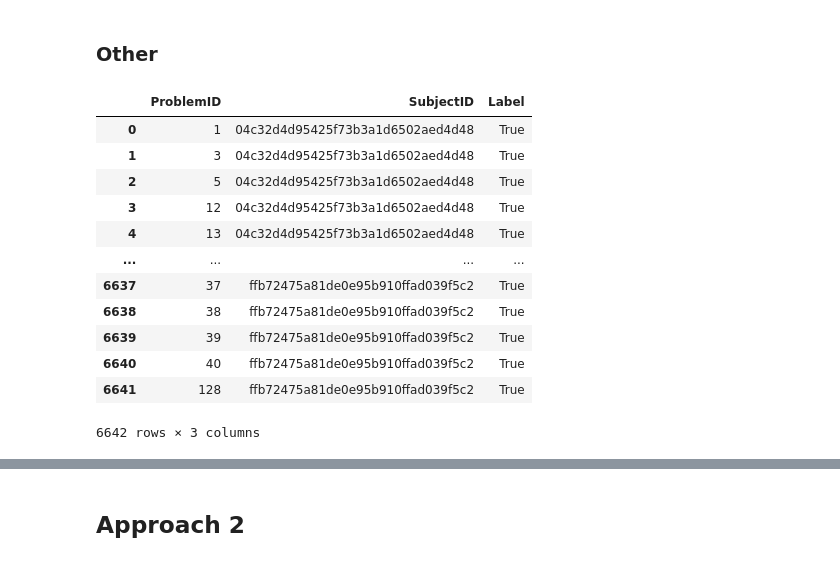
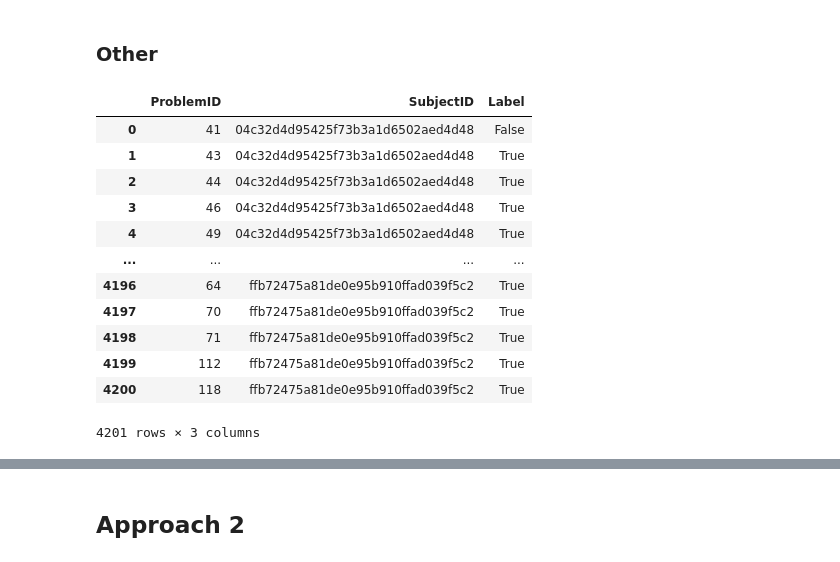
Before and after one commit to Vkothari28/Artificial-Intelligence-Group-Project, a Jupyter notebook: project.ipynb, the cells around one changed output, grey strips where cells are left out. Saved outputs shown, nothing was run; the diff lists cells and outputs as text; code cells hidden in the pictures.

```diff
--- a/project.ipynb
+++ b/project.ipynb
@@ -423,26 +423,22 @@ ax = sns.heatmap(data_hm.to_numpy(float), cbar=True, xticklabels=False, yticklab
 # %% [markdown]
 ### Other
-# %%
-late_train = pd.read_csv(os.path.join(TRAIN_PATH, 'early.csv'))
-late_train[['ProblemID', 'SubjectID', 'Label']]
-
-# predicted_f19 = pd.read_csv('PredictedF19RandomForrest.csv')
-# # len(predicted_f19['SubjectID'].unique())
-# predicted_f19[['ProblemID', 'SubjectID', 'Label']]
-# %% [output]
-|  | ProblemID | SubjectID | Label |
-| 0 | 1 | 04c32d4d95425f73b3a1d6502aed4d48 | True |
-| 1 | 3 | 04c32d4d95425f73b3a1d6502aed4d48 | True |
-| 2 | 5 | 04c32d4d95425f73b3a1d6502aed4d48 | True |
-| 3 | 12 | 04c32d4d95425f73b3a1d6502aed4d48 | True |
-| 4 | 13 | 04c32d4d95425f73b3a1d6502aed4d48 | True |
-| ... | ... | ... | ... |
-| 6637 | 37 | ffb72475a81de0e95b910ffad039f5c2 | True |
-| 6638 | 38 | ffb72475a81de0e95b910ffad039f5c2 | True |
-| 6639 | 39 | ffb72475a81de0e95b910ffad039f5c2 | True |
-| 6640 | 40 | ffb72475a81de0e95b910ffad039f5c2 | True |
-| 6641 | 128 | ffb72475a81de0e95b910ffad039f5c2 | True |
-6642 rows × 3 columns
+# %%
+late_train = pd.read_csv('data/S19/Train/late.csv')
+late_train[['ProblemID', 'SubjectID', 'Label']]
+# %% [output]
+|  | ProblemID | SubjectID | Label |
+| 0 | 41 | 04c32d4d95425f73b3a1d6502aed4d48 | False |
+| 1 | 43 | 04c32d4d95425f73b3a1d6502aed4d48 | True |
+| 2 | 44 | 04c32d4d95425f73b3a1d6502aed4d48 | True |
+| 3 | 46 | 04c32d4d95425f73b3a1d6502aed4d48 | True |
+| 4 | 49 | 04c32d4d95425f73b3a1d6502aed4d48 | True |
+| ... | ... | ... | ... |
+| 4196 | 64 | ffb72475a81de0e95b910ffad039f5c2 | True |
+| 4197 | 70 | ffb72475a81de0e95b910ffad039f5c2 | True |
+| 4198 | 71 | ffb72475a81de0e95b910ffad039f5c2 | True |
+| 4199 | 112 | ffb72475a81de0e95b910ffad039f5c2 | True |
+| 4200 | 118 | ffb72475a81de0e95b910ffad039f5c2 | True |
+4201 rows × 3 columns
 # %%
 import seaborn as sns
 
```
Also changed, not shown: parts of 3 cells of this notebook.
